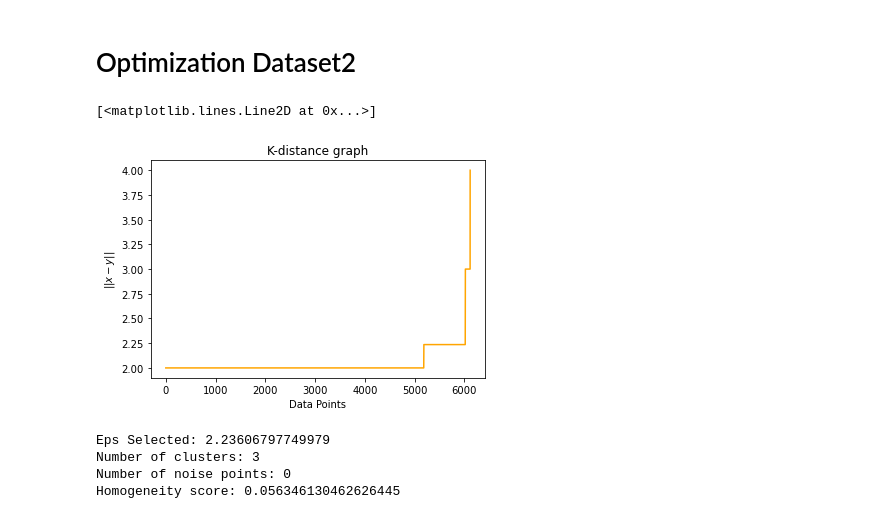
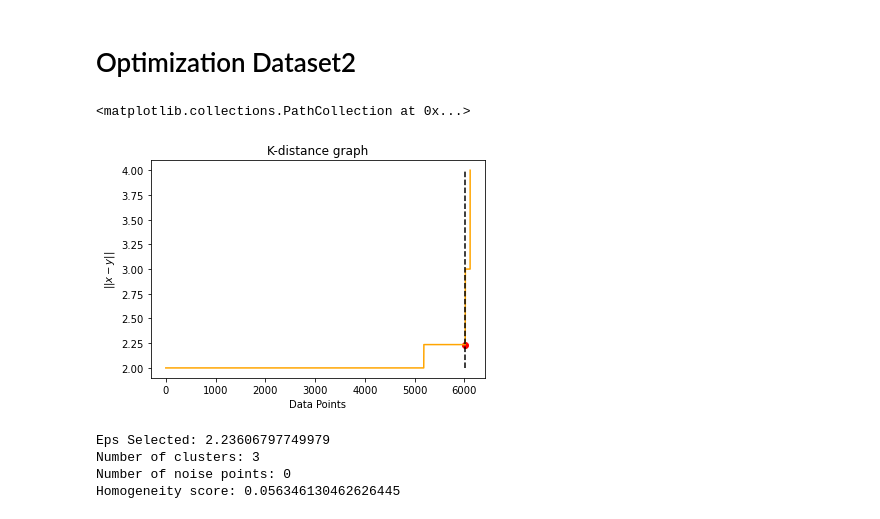
Before and after one commit to GFazorR/AAut-exercises, a Jupyter notebook: Lecture NoteBooks/3_Distance_Based_Models/clustering_copy_for_students_aa_21_22.ipynb, the cells around one changed output. Drawn from its saved outputs; the diff is of its cells as text; code cells hidden in the pictures.

```diff
--- a/Lecture NoteBooks/3_Distance_Based_Models/clustering_copy_for_students_aa_21_22.ipynb
+++ b/Lecture NoteBooks/3_Distance_Based_Models/clustering_copy_for_students_aa_21_22.ipynb
@@ -753,22 +753,29 @@ In the following cell I propose you to:
 # %% [markdown]
 # Optimization Dataset2
 # %%
+from kneed import KneeLocator
+
 from sklearn.neighbors import NearestNeighbors
-import pandas as pd
+
 min_pts = 10
 
 neigh2 = NearestNeighbors(n_neighbors=min_pts, metric='euclidean')
 neigh2 = neigh2.fit(data2)
 
 k_distance2, k_ind2 = neigh2.kneighbors(data2)
 k_distance2 = k_distance2[:,min_pts-1]
 k_distance2 = np.sort(k_distance2, axis=0)
 
+kn = KneeLocator(x=np.arange(0,len(k_distance2)), y=k_distance2, S=100, curve='convex', direction='increasing')
+elbow = kn.knee
+
 plt.title('K-distance graph')
 plt.ylabel('$||x-y||$')
 plt.xlabel('Data Points')
 plt.plot(k_distance2, color='orange')
+plt.plot([elbow, elbow], [np.min(k_distance2), np.max(k_distance2)], linestyle='--', color='black')
+plt.scatter(elbow, k_distance2[elbow], color='red')
 # %% [output]
-[<matplotlib.lines.Line2D at 0x...>]
+<matplotlib.collections.PathCollection at 0x...>
-[figure, old version]
+[figure, new version]
 # %%
```
Also changed, not shown: parts of 3 cells of this notebook, 2 other files.
